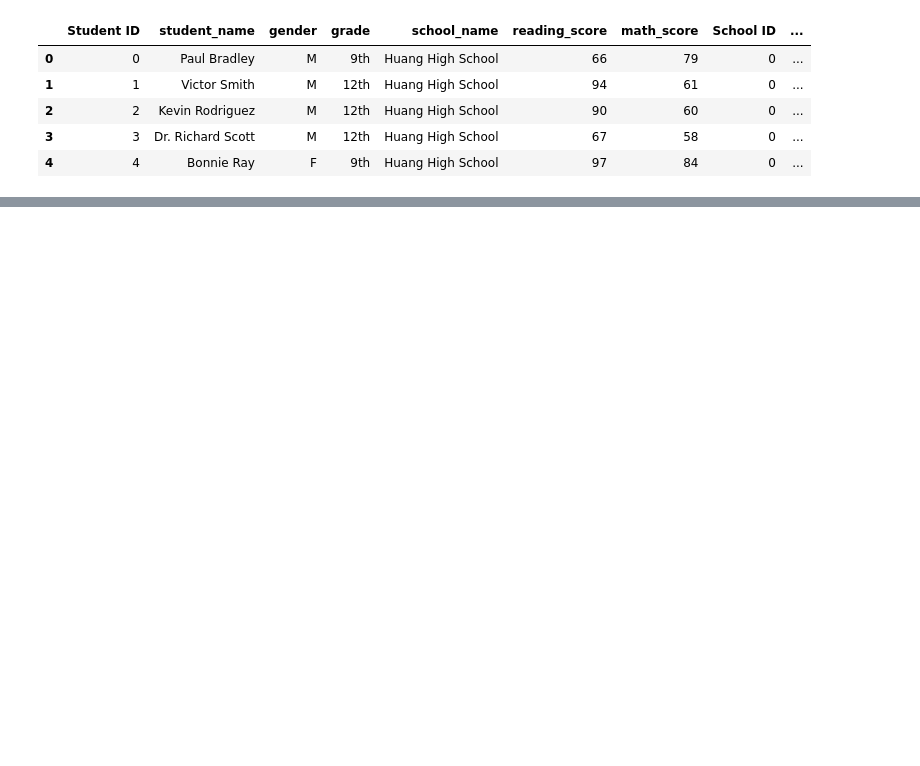
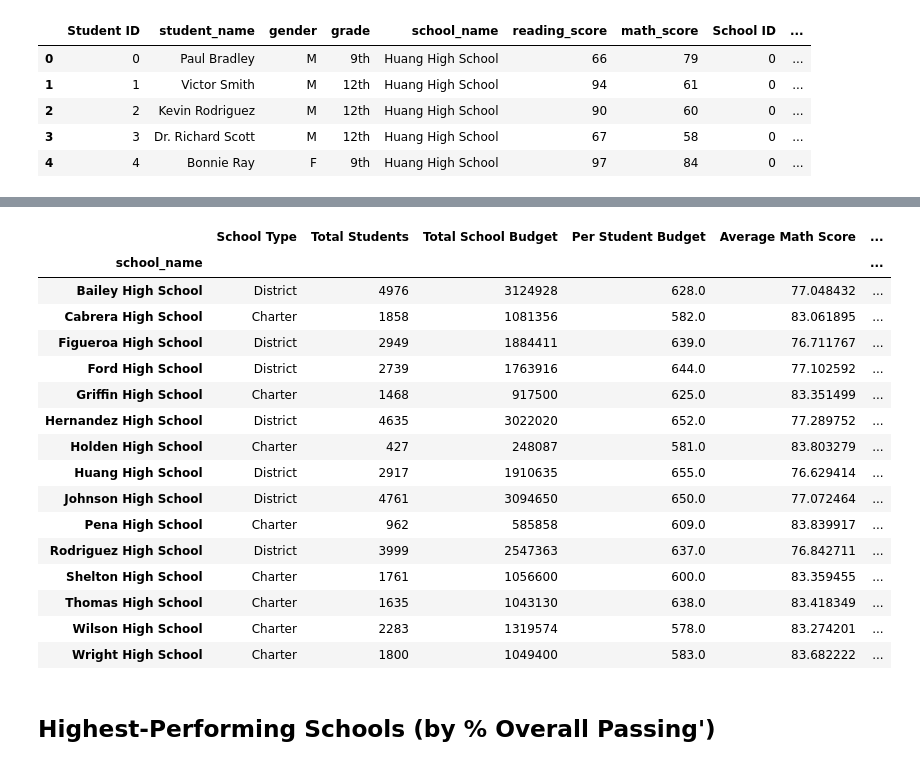
Before and after one commit to imennajar/pandas-challenge, a Jupyter notebook: main.ipynb, the cells around one changed output, grey strips where cells are left out. Cells and saved outputs as stored; diff of their text form; code cells hidden in the pictures; blank space fills up the shorter version.

```diff
--- a/main.ipynb
+++ b/main.ipynb
@@ -27,0 +308,7 @@ District Summary
+# %%
+# Use the provided code to calculate the number of students per school that passed both math and reading with scores of 70 or higher
+students_passing_math_and_reading = school_data_complete[(school_data_complete["reading_score"] >= 70) &
+                                                         (school_data_complete["math_score"] >= 70)]
+
+school_students_passing_math_and_reading =pd.DataFrame({'students passing math and reading' :students_passing_math_and_reading.groupby(["school_name"]).size()})
+school_students_passing_math_and_reading
@@ -27,0 +333,12 @@ District Summary
+# %%
+# Use the provided code to calculate the passing rates
+per_school_passing_math = pd.DataFrame({'per school passing math': school_students_passing_math['math scores of 70 or higher'] / per_school_counts['Total Students']*100})
+
+per_school_passing_reading = pd.DataFrame({'per school passing reading':school_students_passing_reading['reading scores of 70 or higher'] / per_school_counts['Total Students'] * 100})
+
+overall_passing_rate = pd.DataFrame({'per school passing math and reading':school_students_passing_math_and_reading['students passing math and reading'] / per_school_counts['Total Students'] * 100})
+
+passing_rate=pd.DataFrame({'per school passing math':per_school_passing_math['per school passing math'],
+                           'per school passing reading':per_school_passing_reading['per school passing reading'],
+                           'overall passing rate':overall_passing_rate['per school passing math and reading'] })
+passing_rate
@@ -27,0 +363,43 @@ District Summary
+# %%
+# Create a DataFrame called `per_school_summary` with columns for the calculations above.
+
+per_school_summary= school_data.set_index('school_name')
+
+per_school_summary = pd.DataFrame({'School Type':per_school_summary['type'],
+                                   'Total Students':per_school_counts['Total Students'],
+                                   'Total School Budget':per_school_budget['per school budget'],
+                                   'Per Student Budget':per_school_capita['per school capita'],
+                                   'Average Math Score': per_school_math['avarege per school math'],
+                                   'Average Reading Score': per_school_reading['avarege per school reading'],
+                                   '% Passing Math':per_school_passing_math['per school passing math'],
+                                   '% Passing Reading':per_school_passing_reading['per school passing reading'],
+                                   '% Overall Passing':overall_passing_rate['per school passing math and reading']
+                                  })
+
+
+#Formatting
+#per_school_summary["Total School Budget"] = per_school_summary["Total School Budget"].map("${:,.2f}".format)
+#per_school_summary["Per Student Budget"] = per_school_summary["Per Student Budget"].map("${:,.2f}".format)
+
+# Display the DataFrame
+per_school_summary
+# %% [output]
+|  | School Type | Total Students | Total School Budget | Per Student Budget | Average Math Score | ... |
+| school_name |  |  |  |  |  | ... |
+| Bailey High School | District | 4976 | 3124928 | 628.0 | 77.048432 | ... |
+| Cabrera High School | Charter | 1858 | 1081356 | 582.0 | 83.061895 | ... |
+| Figueroa High School | District | 2949 | 1884411 | 639.0 | 76.711767 | ... |
+| Ford High School | District | 2739 | 1763916 | 644.0 | 77.102592 | ... |
+| Griffin High School | Charter | 1468 | 917500 | 625.0 | 83.351499 | ... |
+| Hernandez High School | District | 4635 | 3022020 | 652.0 | 77.289752 | ... |
+| Holden High School | Charter | 427 | 248087 | 581.0 | 83.803279 | ... |
+| Huang High School | District | 2917 | 1910635 | 655.0 | 76.629414 | ... |
+| Johnson High School | District | 4761 | 3094650 | 650.0 | 77.072464 | ... |
+| Pena High School | Charter | 962 | 585858 | 609.0 | 83.839917 | ... |
+| Rodriguez High School | District | 3999 | 2547363 | 637.0 | 76.842711 | ... |
+| Shelton High School | Charter | 1761 | 1056600 | 600.0 | 83.359455 | ... |
+| Thomas High School | Charter | 1635 | 1043130 | 638.0 | 83.418349 | ... |
+| Wilson High School | Charter | 2283 | 1319574 | 578.0 | 83.274201 | ... |
+| Wright High School | Charter | 1800 | 1049400 | 583.0 | 83.682222 | ... |
+# %% [markdown]
+## Highest-Performing Schools (by % Overall Passing')
```
Also changed, not shown: parts of 41 cells of this notebook, 2 other files.
